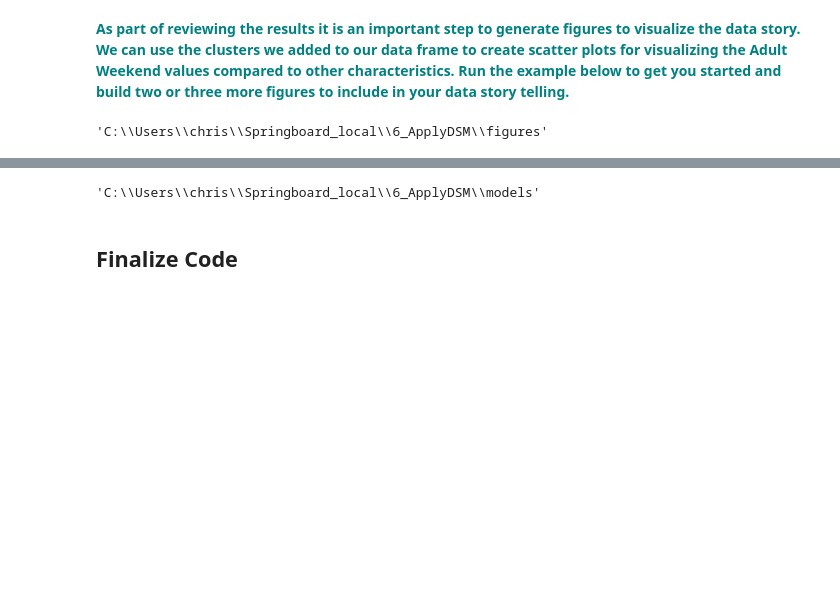
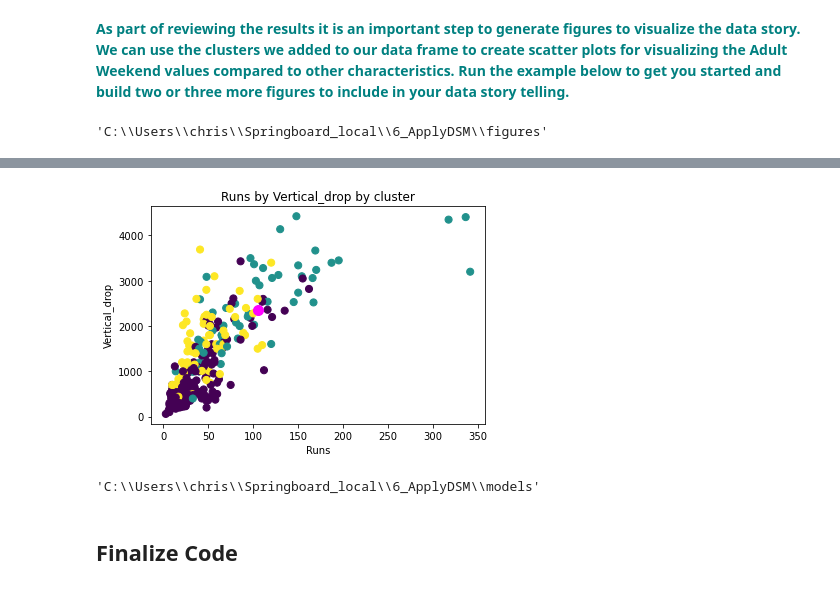
Before and after one commit to christianveater/GuidedCapstone, a Jupyter notebook: 6_6_Documentation/Notebook_stepsix.ipynb, the cells around one changed output, grey strips where cells are left out. Saved outputs shown, nothing was run; the diff lists cells and outputs as text; code cells hidden in the pictures; blank space fills up the shorter version.

```diff
--- a/6_6_Documentation/Notebook_stepsix.ipynb
+++ b/6_6_Documentation/Notebook_stepsix.ipynb
@@ -161,3 +171,12 @@ plt.savefig('figures_fig3.png',bbox_inches='tight')
+# %%
+plt.scatter(df['Runs'], df['vertical_drop'], c=df['clusters'], s=50, cmap='viridis', label ='clusters')
+plt.scatter(ac['Runs'], ac['vertical_drop'], c='magenta', s=100)
+plt.xlabel('Runs')
+plt.ylabel('Vertical_drop')
+plt.title('Runs by Vertical_drop by cluster')
+plt.savefig('figures_fig5.png',bbox_inches='tight')
+# %% [output]
+[figure, added]
 # %%
 path=r"C:\Users\chris\Springboard_local\6_ApplyDSM\models"
 os.chdir(path)
```
Also changed, not shown: parts of 8 cells of this notebook.
